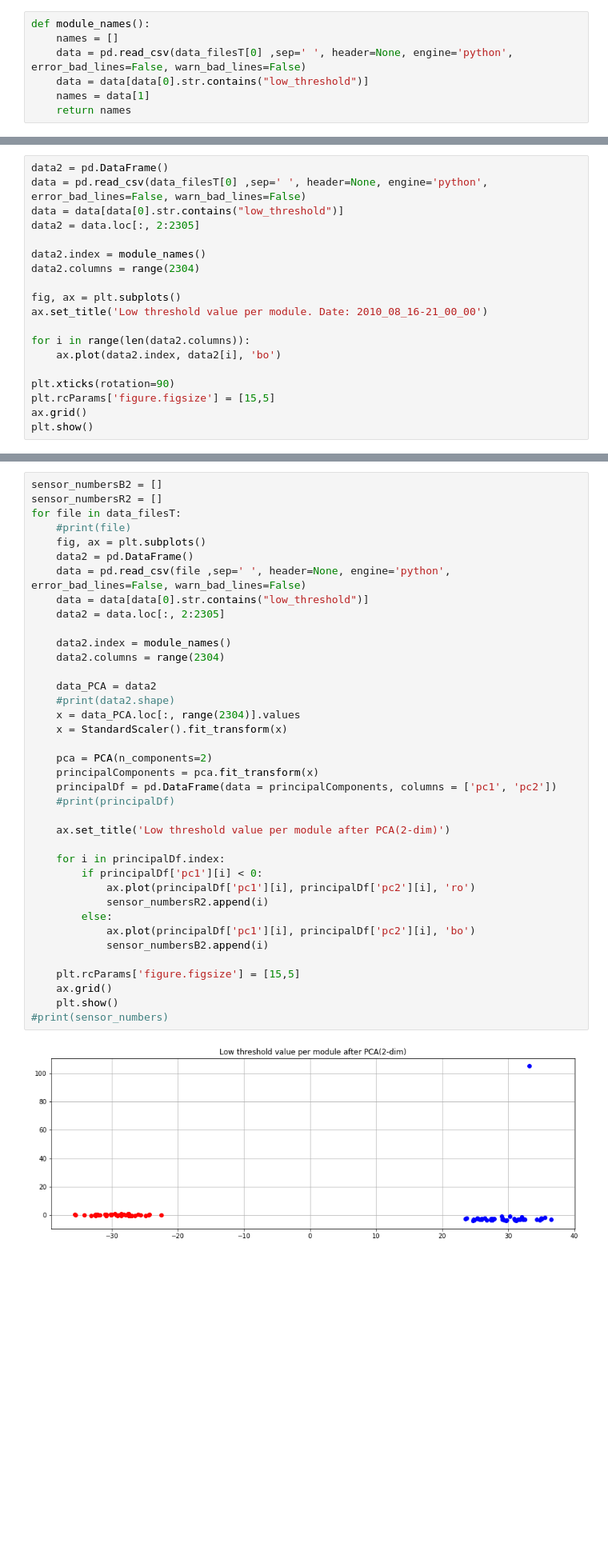
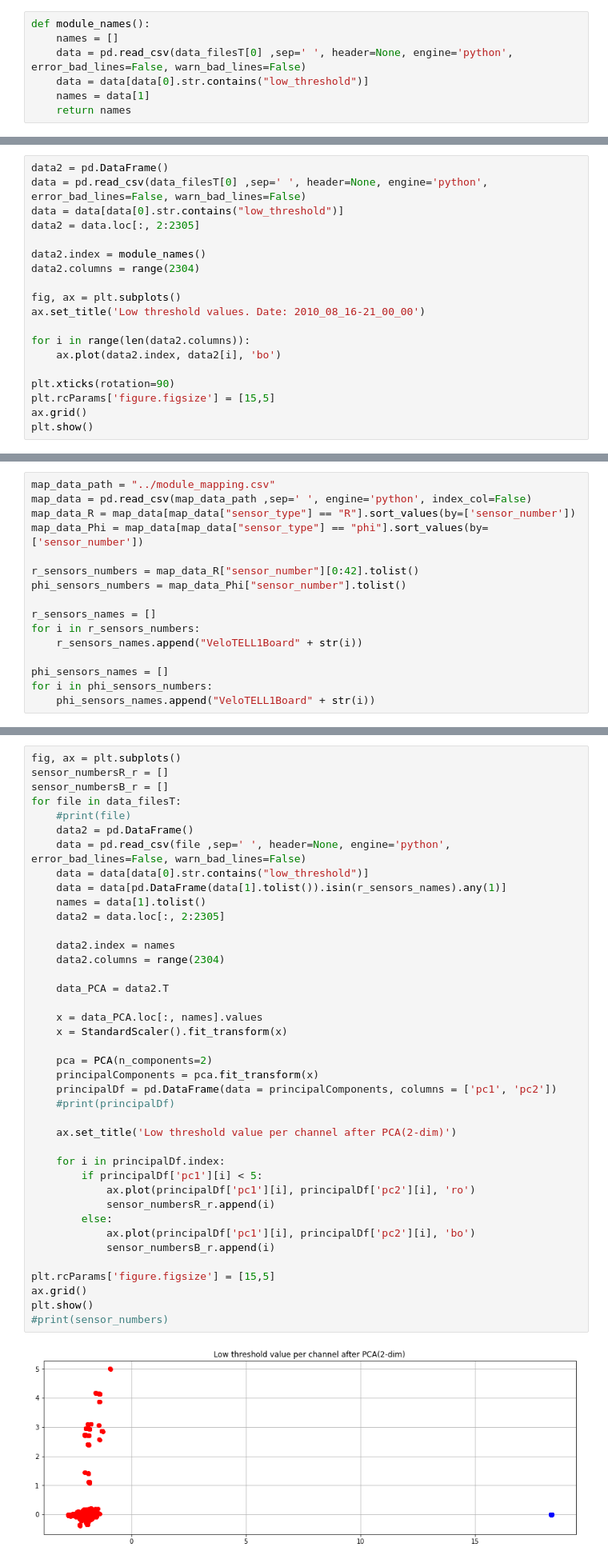
Before and after one commit to Czerwooonka/pracaMagisterska-WizualizacjaDanych, a Jupyter notebook: PCA/Low_threshold.ipynb, the cells around one changed output, grey strips where cells are left out. Shown at 80% size. Drawn from its saved outputs; the diff is of its cells as text; blank space fills up the shorter version.

```diff
--- a/PCA/Low_threshold.ipynb
+++ b/PCA/Low_threshold.ipynb
@@ -38,7 +38,7 @@ data2.index = module_names()
 data2.columns = range(2304)
 
 fig, ax = plt.subplots()
-ax.set_title('Low threshold value per module. Date: 2010_08_16-21_00_00')
+ax.set_title('Low threshold values. Date: 2010_08_16-21_00_00')
 
 for i in range(len(data2.columns)):
     ax.plot(data2.index, data2[i], 'bo')
@@ -306,0 +342,16 @@ plt.show()
+# %%
+map_data_path = "../module_mapping.csv"
+map_data = pd.read_csv(map_data_path ,sep=' ', engine='python', index_col=False)
+map_data_R = map_data[map_data["sensor_type"] == "R"].sort_values(by=['sensor_number'])
+map_data_Phi = map_data[map_data["sensor_type"] == "phi"].sort_values(by=['sensor_number'])
+
+r_sensors_numbers = map_data_R["sensor_number"][0:42].tolist()
+phi_sensors_numbers = map_data_Phi["sensor_number"].tolist()
+
+r_sensors_names = []
+for i in r_sensors_numbers:
+    r_sensors_names.append("VeloTELL1Board" + str(i))
+
+phi_sensors_names = []
+for i in phi_sensors_numbers:
+    phi_sensors_names.append("VeloTELL1Board" + str(i))
@@ -307,40 +365,42 @@ plt.show()
 # %%
-sensor_numbersB2 = []
-sensor_numbersR2 = []
+fig, ax = plt.subplots()
+sensor_numbersR_r = []
+sensor_numbersB_r = []
 for file in data_filesT:
     #print(file)
-    fig, ax = plt.subplots()
     data2 = pd.DataFrame()
     data = pd.read_csv(file ,sep=' ', header=None, engine='python', error_bad_lines=False, warn_bad_lines=False)
     data = data[data[0].str.contains("low_threshold")]
+    data = data[pd.DataFrame(data[1].tolist()).isin(r_sensors_names).any(1)]
+    names = data[1].tolist()
     data2 = data.loc[:, 2:2305]
 
-    data2.index = module_names()
+    data2.index = names
     data2.columns = range(2304)
 
-    data_PCA = data2
-    #print(data2.shape)
-    x = data_PCA.loc[:, range(2304)].values
+    data_PCA = data2.T
+
+    x = data_PCA.loc[:, names].values
     x = StandardScaler().fit_transform(x)
 
     pca = PCA(n_components=2)
     principalComponents = pca.fit_transform(x)
     principalDf = pd.DataFrame(data = principalComponents, columns = ['pc1', 'pc2'])
     #print(principalDf)
 
-    ax.set_title('Low threshold value per module after PCA(2-dim)')
+    ax.set_title('Low threshold value per channel after PCA(2-dim)')
 
     for i in principalDf.index:
-        if principalDf['pc1'][i] < 0:
+        if principalDf['pc1'][i] < 5:
             ax.plot(principalDf['pc1'][i], principalDf['pc2'][i], 'ro')
-            sensor_numbersR2.append(i)
+            sensor_numbersR_r.append(i)
         else:
             ax.plot(principalDf['pc1'][i], principalDf['pc2'][i], 'bo')
-            sensor_numbersB2.append(i)
+            sensor_numbersB_r.append(i)
 
-    plt.rcParams['figure.figsize'] = [15,5]
-    ax.grid()
-    plt.show()
+plt.rcParams['figure.figsize'] = [15,5]
+ax.grid()
+plt.show()
 #print(sensor_numbers)
 # %% [output]
-[figure, old version]
+[figure, new version]
```
Also changed, not shown: parts of 14 cells of this notebook, 2 other files.
